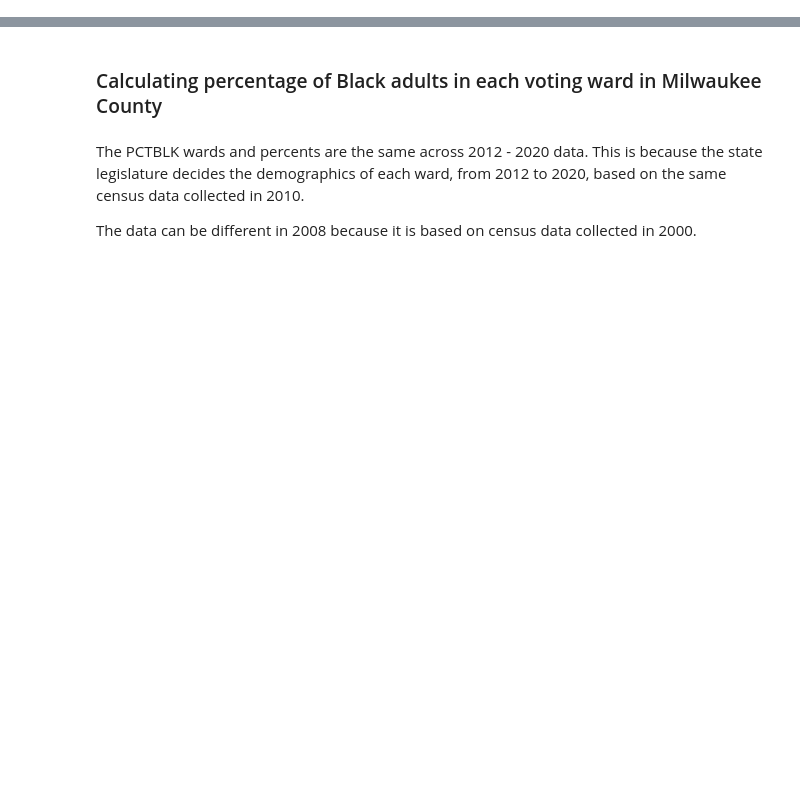
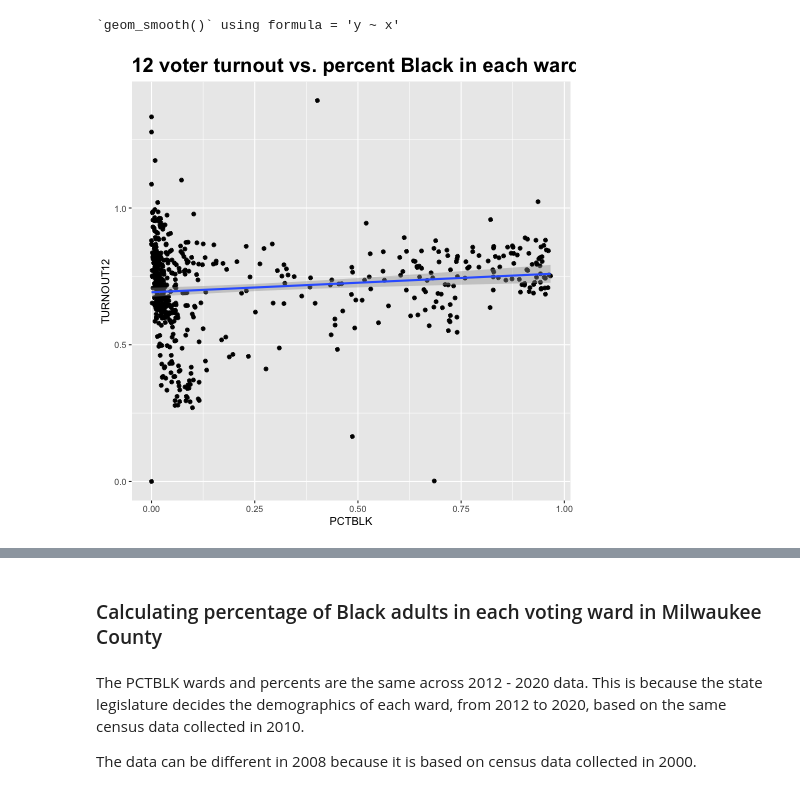
Before and after one commit to evawqh/mjs-voter-turnout, a Jupyter notebook: turnout-analysis.ipynb, the cells around one changed output, grey strips where cells are left out. Cells and saved outputs as stored; diff of their text form; code cells hidden in the pictures; blank space fills up the shorter version.

```diff
--- a/turnout-analysis.ipynb
+++ b/turnout-analysis.ipynb
@@ -84,0 +189,12 @@ mil_20["TURNOUT"] = (mil_20["PRETOT20"]/mil_20["PERSONS18"]).astype(float)
+# %%
+%%R -i mil_12_20
+
+ggplot(mil_12_20) +
+    aes(x=BLACK18/PERSONS18, y=TURNOUT12) +
+    geom_point() +
+    geom_smooth(method="lm") +
+    theme(plot.title = element_text(size=20, face="bold")) +
+    labs(title = "12 voter turnout vs. percent Black in each ward", x = "PCTBLK", y = "TURNOUT12")
+# %% [output]
+`geom_smooth()` using formula = 'y ~ x'
+[figure, added]
```
Also changed, not shown: parts of 37 cells of this notebook.
